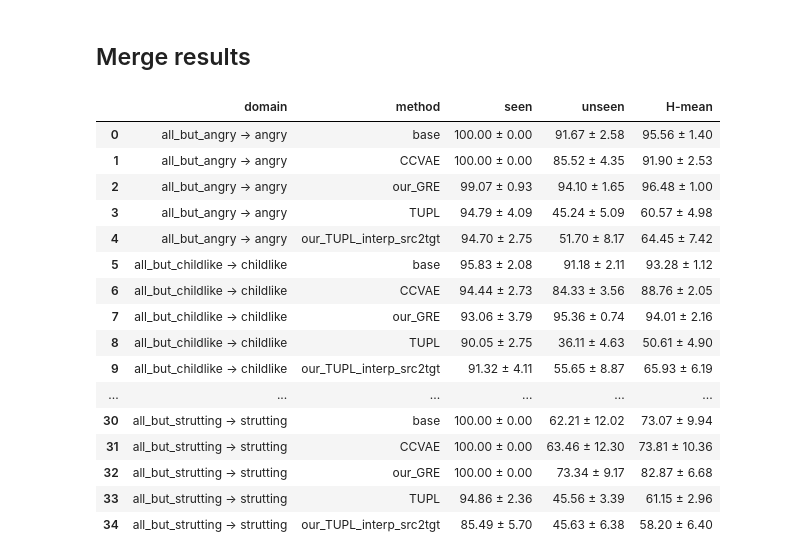
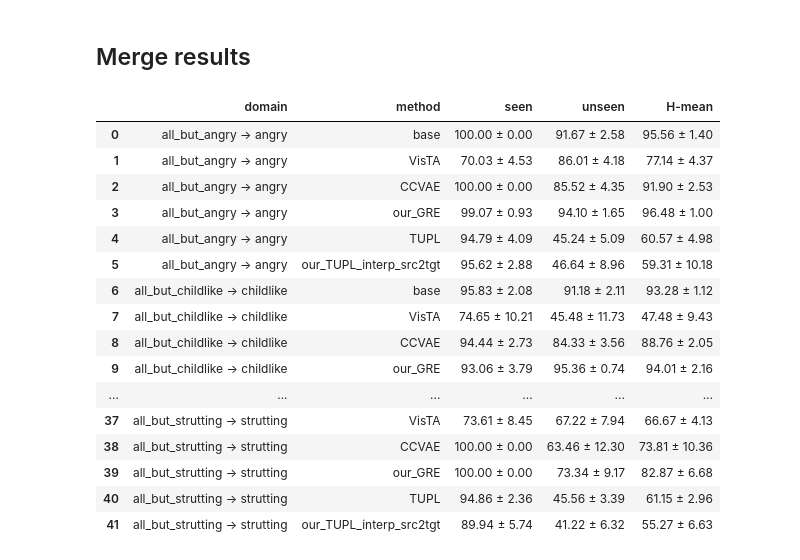
Before and after one commit to abolfazlasad/changeDomainNotebooks, a Jupyter notebook: notebooks/effective-gzsda/gzsda/expriment-actionStyle-v2.ipynb, the cells around one changed output. Drawn from its saved outputs; the diff is of its cells as text; code cells hidden in the pictures.

```diff
--- a/notebooks/effective-gzsda/gzsda/expriment-actionStyle-v2.ipynb
+++ b/notebooks/effective-gzsda/gzsda/expriment-actionStyle-v2.ipynb
@@ -213,10 +246,13 @@ def main_tupl(args):
     print("seen acc:{:2.4f}, unseen acc:{:2.4f}, H:{:2.4f}".format(acc_s / 100, acc_u / 100, h / 100))
     return None, None, acc_s / 100.0, acc_u / 100.0
 # %%
-if tupl not in result:
+if tupl not in result or tupl not in result_time:
+    start = time.time()
     result[tupl] = run_all_senario(
         main_tupl, DOMAIN_SET, input_dim=512, num_trial=6, pairs=PAIRS
     )
+    result_time[tupl] = time.time() - start
+    save_results()
 # %% [markdown]
 ## our_TUPL: m1 VAE + TUPL
 # %%
@@ -251,3 +295,25 @@ if missing:
+# %%
+def main_vista(args):
+    set_seed(args)
+
+    device = torch.device("cuda" if torch.cuda.is_available() else "cpu")
+
+    return run_vista(
+        args=args,
+        DOMAIN_SET=DOMAIN_SET,
+        DATA_DIR=DATA_DIR,
+        DATASET_DETAILS=DATASET_DETAILS,
+        device=device,
+        quiet=True,
+    )
+# %%
+if vista not in result or vista not in result_time:
+    start = time.time()
+    result[vista] = run_all_senario(
+        main_vista, DOMAIN_SET, input_dim=512, num_trial=6, pairs=PAIRS
+    )
+    result_time[vista] = time.time() - start
+    save_results()
 # %% [markdown]
 ## Merge results
 # %%
@@ -256,6 +321,6 @@ with open(RESULT_OBJ_PATH, "w") as f:
 # %%
 # ignore our0
-_ = result.pop(our0, None)
-_ = result.pop("our_TUPL_real_plus_src2tgt", None)
-_ = result.pop("our_TUPL_real_plus_src2tgt_unseen", None)
-# _ = result.pop("our_TUPL_interp_src2tgt", None)
+_, _ = result.pop(our0, None), result_time.pop(our0, None)
+_, _ = result.pop("our_TUPL_real_plus_src2tgt", None), result_time.pop("our_TUPL_real_plus_src2tgt", None)
+_, _ = result.pop("our_TUPL_real_plus_src2tgt_unseen", None), result_time.pop("our_TUPL_real_plus_src2tgt_unseen", None)
+# _, _ = result.pop("our_TUPL_interp_src2tgt", None), result_time.pop("our_TUPL_interp_src2tgt", None)
@@ -262,42 +348,42 @@ _ = result.pop("our_TUPL_real_plus_src2tgt_unseen", None)
 # %%
 import pandas as pd
 import re
 
 rows = [(k, m, result[m][k]) for m in result for k in result[m]]
 df = pd.DataFrame(rows, columns=["domain", "method", "values"])
 
 def extract_metrics(text):
     matches = dict(re.findall(r"([\w-]+):\s+([\d.]+\s*±\s*[\d.]+)", text))
     return pd.Series(matches)
 
 df[["seen", "unseen", "H-mean"]] = df["values"].apply(extract_metrics)
 df = df[["domain", "method", "seen", "unseen", "H-mean"]]
 
 df["method"] = pd.Categorical(
     df["method"],
-    categories=[base, CCVAE, our0, our_GRE, tupl] + [f"{our_tupl}_{p}" for p in GENERATION_POLICIES],
+    categories=[base, vista, CCVAE, our0, our_GRE, tupl] + [f"{our_tupl}_{p}" for p in GENERATION_POLICIES],
     ordered=True,
 )
 df = df.sort_values(["domain", "method"]).reset_index(drop=True)
 df
 # %% [output]
 |  | domain | method | seen | unseen | H-mean |
 | 0 | all_but_angry -> angry | base | 100.00 ± 0.00 | 91.67 ± 2.58 | 95.56 ± 1.40 |
-| 1 | all_but_angry -> angry | CCVAE | 100.00 ± 0.00 | 85.52 ± 4.35 | 91.90 ± 2.53 |
-| 2 | all_but_angry -> angry | our_GRE | 99.07 ± 0.93 | 94.10 ± 1.65 | 96.48 ± 1.00 |
-| 3 | all_but_angry -> angry | TUPL | 94.79 ± 4.09 | 45.24 ± 5.09 | 60.57 ± 4.98 |
-| 4 | all_but_angry -> angry | our_TUPL_interp_src2tgt | 94.70 ± 2.75 | 51.70 ± 8.17 | 64.45 ± 7.42 |
-| 5 | all_but_childlike -> childlike | base | 95.83 ± 2.08 | 91.18 ± 2.11 | 93.28 ± 1.12 |
-| 6 | all_but_childlike -> childlike | CCVAE | 94.44 ± 2.73 | 84.33 ± 3.56 | 88.76 ± 2.05 |
-| 7 | all_but_childlike -> childlike | our_GRE | 93.06 ± 3.79 | 95.36 ± 0.74 | 94.01 ± 2.16 |
-| 8 | all_but_childlike -> childlike | TUPL | 90.05 ± 2.75 | 36.11 ± 4.63 | 50.61 ± 4.90 |
-| 9 | all_but_childlike -> childlike | our_TUPL_interp_src2tgt | 91.32 ± 4.11 | 55.65 ± 8.87 | 65.93 ± 6.19 |
+| 1 | all_but_angry -> angry | VisTA | 70.03 ± 4.53 | 86.01 ± 4.18 | 77.14 ± 4.37 |
+| 2 | all_but_angry -> angry | CCVAE | 100.00 ± 0.00 | 85.52 ± 4.35 | 91.90 ± 2.53 |
+| 3 | all_but_angry -> angry | our_GRE | 99.07 ± 0.93 | 94.10 ± 1.65 | 96.48 ± 1.00 |
+| 4 | all_but_angry -> angry | TUPL | 94.79 ± 4.09 | 45.24 ± 5.09 | 60.57 ± 4.98 |
+| 5 | all_but_angry -> angry | our_TUPL_interp_src2tgt | 95.62 ± 2.88 | 46.64 ± 8.96 | 59.31 ± 10.18 |
+| 6 | all_but_childlike -> childlike | base | 95.83 ± 2.08 | 91.18 ± 2.11 | 93.28 ± 1.12 |
+| 7 | all_but_childlike -> childlike | VisTA | 74.65 ± 10.21 | 45.48 ± 11.73 | 47.48 ± 9.43 |
+| 8 | all_but_childlike -> childlike | CCVAE | 94.44 ± 2.73 | 84.33 ± 3.56 | 88.76 ± 2.05 |
+| 9 | all_but_childlike -> childlike | our_GRE | 93.06 ± 3.79 | 95.36 ± 0.74 | 94.01 ± 2.16 |
 | ... | ... | ... | ... | ... | ... |
-| 30 | all_but_strutting -> strutting | base | 100.00 ± 0.00 | 62.21 ± 12.02 | 73.07 ± 9.94 |
-| 31 | all_but_strutting -> strutting | CCVAE | 100.00 ± 0.00 | 63.46 ± 12.30 | 73.81 ± 10.36 |
-| 32 | all_but_strutting -> strutting | our_GRE | 100.00 ± 0.00 | 73.34 ± 9.17 | 82.87 ± 6.68 |
-| 33 | all_but_strutting -> strutting | TUPL | 94.86 ± 2.36 | 45.56 ± 3.39 | 61.15 ± 2.96 |
-| 34 | all_but_strutting -> strutting | our_TUPL_interp_src2tgt | 85.49 ± 5.70 | 45.63 ± 6.38 | 58.20 ± 6.40 |
+| 37 | all_but_strutting -> strutting | VisTA | 73.61 ± 8.45 | 67.22 ± 7.94 | 66.67 ± 4.13 |
+| 38 | all_but_strutting -> strutting | CCVAE | 100.00 ± 0.00 | 63.46 ± 12.30 | 73.81 ± 10.36 |
+| 39 | all_but_strutting -> strutting | our_GRE | 100.00 ± 0.00 | 73.34 ± 9.17 | 82.87 ± 6.68 |
+| 40 | all_but_strutting -> strutting | TUPL | 94.86 ± 2.36 | 45.56 ± 3.39 | 61.15 ± 2.96 |
+| 41 | all_but_strutting -> strutting | our_TUPL_interp_src2tgt | 89.94 ± 5.74 | 41.22 ± 6.32 | 55.27 ± 6.63 |
 # %%
 Path(RESULT_CSV_PATH).parent.mkdir(parents=True, exist_ok=True)
 df.to_csv(RESULT_CSV_PATH, index=False)
```
Also changed, not shown: parts of 11 cells of this notebook, 26 other files.
